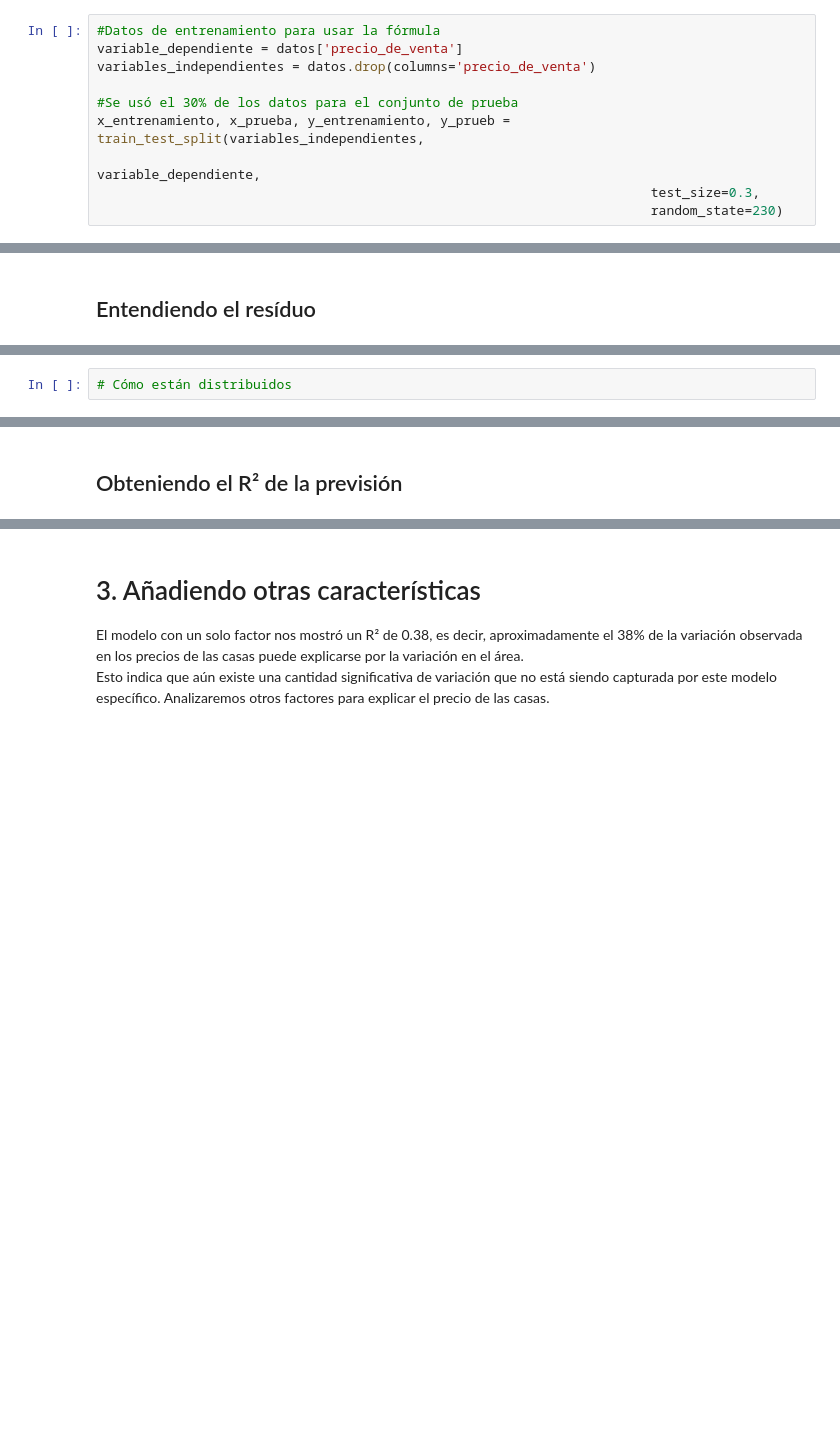
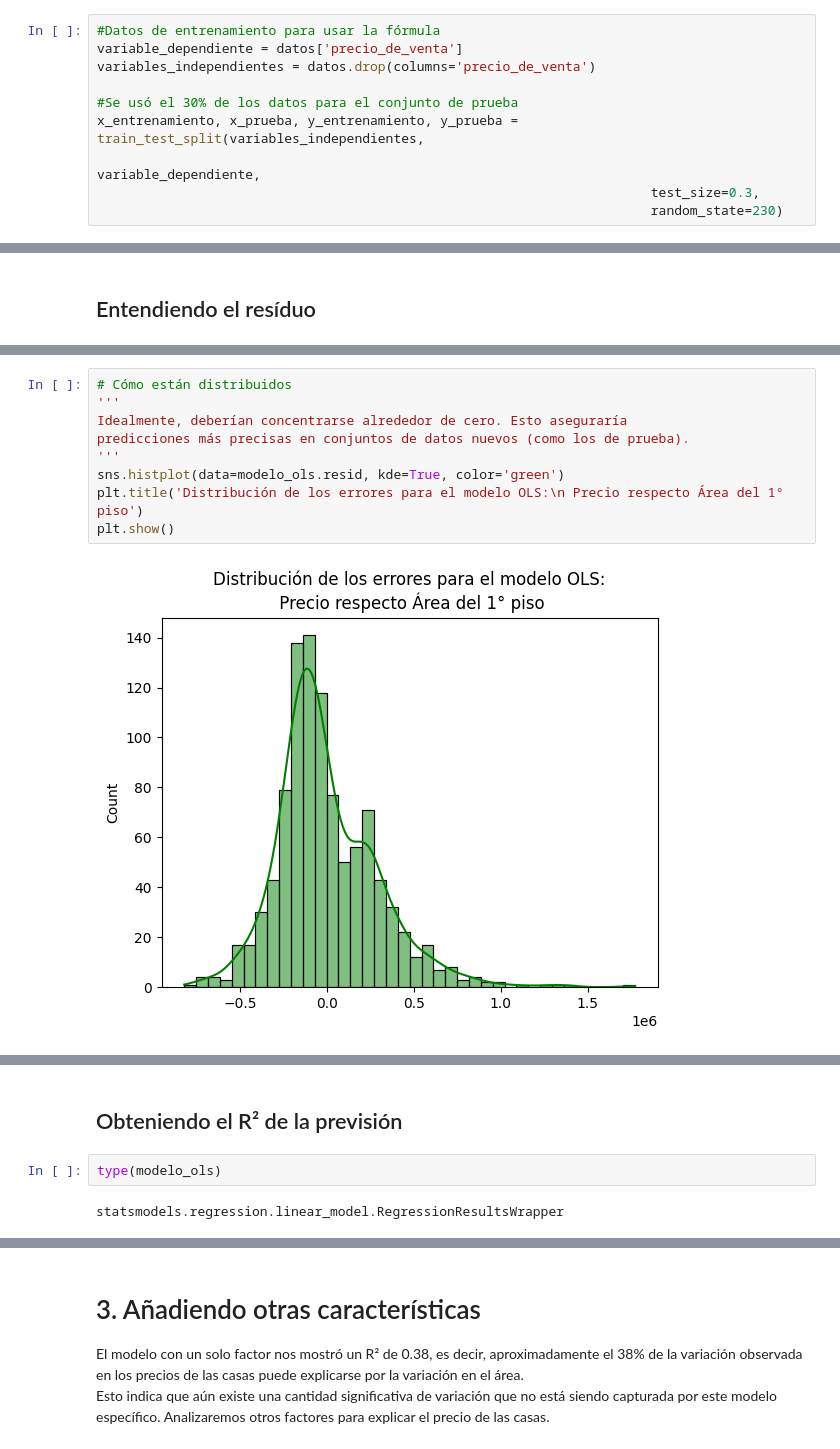
Before and after one commit to JLuceroVasquez/data-science-probando-relaciones-con-regresion-lineal, a Jupyter notebook: precios_de_inmuebles_regresion_lineal.ipynb, the cells around one changed output, grey strips where cells are left out. Drawn from its saved outputs; the diff is of its cells as text; blank space fills up the shorter version.

```diff
--- a/precios_de_inmuebles_regresion_lineal.ipynb
+++ b/precios_de_inmuebles_regresion_lineal.ipynb
@@ -180,7 +182,7 @@ variable_dependiente = datos['precio_de_venta']
 variables_independientes = datos.drop(columns='precio_de_venta')
 
 #Se usó el 30% de los datos para el conjunto de prueba
-x_entrenamiento, x_prueba, y_entrenamiento, y_prueb = train_test_split(variables_independientes,
+x_entrenamiento, x_prueba, y_entrenamiento, y_prueba = train_test_split(variables_independientes,
                                                                        variable_dependiente,
                                                                        test_size=0.3,
                                                                        random_state=230)
@@ -241,8 +280,21 @@ En este caso, recurrimos a la métrica R², el coeficiente de determinación. El
-# %%
-# Cómo están distribuidos
+# %%
+# Cómo están distribuidos
+'''
+Idealmente, deberían concentrarse alrededor de cero. Esto aseguraría
+predicciones más precisas en conjuntos de datos nuevos (como los de prueba).
+'''
+sns.histplot(data=modelo_ols.resid, kde=True, color='green')
+plt.title('Distribución de los errores para el modelo OLS:\n Precio respecto Área del 1° piso')
+plt.show()
+# %% [output]
+[figure, added]
 # %% [markdown]
 <img src="https://i.ibb.co/zGTB35V/residuos.png" alt="residuos" border="0">
 # %% [markdown]
 ## Obteniendo el R² de la previsión
+# %%
+type(modelo_ols)
+# %% [output]
+statsmodels.regression.linear_model.RegressionResultsWrapper
 # %%
 # definiendo la 'Y' prevista
```
Also changed, not shown: parts of 9 cells of this notebook.
